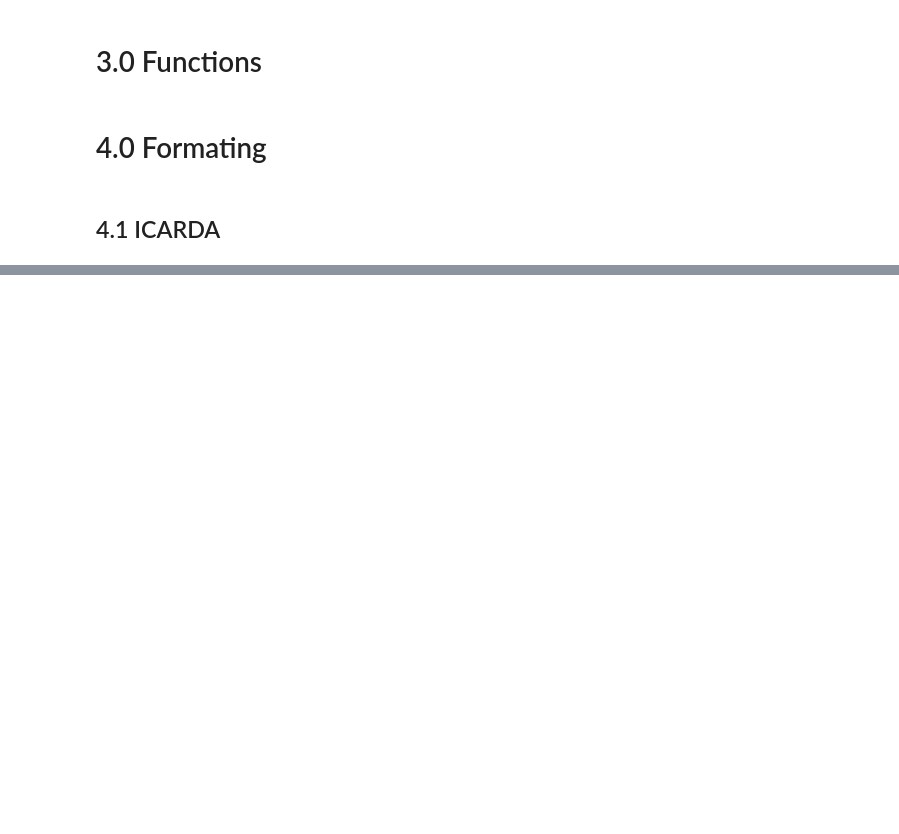
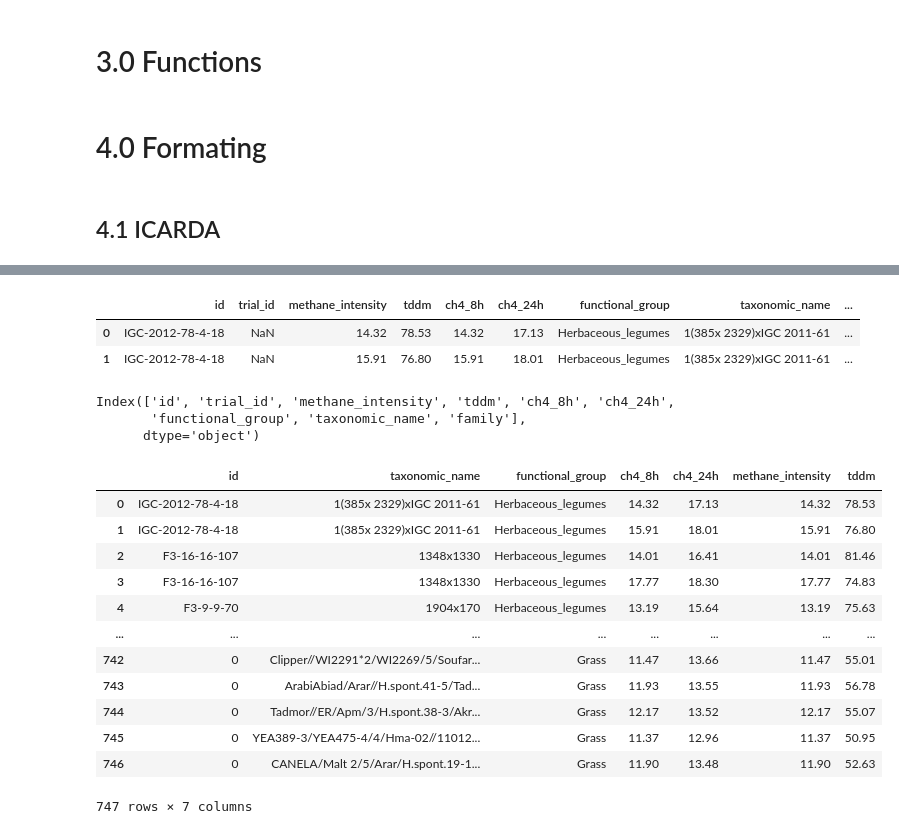
Before and after one commit to maurope/lmf, a Jupyter notebook: notebooks/2026/2026_09_22_gas_data_organization_for_khadija.ipynb, the cells around one changed output, grey strips where cells are left out. Cells and saved outputs as stored; diff of their text form; code cells hidden in the pictures; blank space fills up the shorter version.

```diff
--- a/notebooks/2026/2026_09_22_gas_data_organization_for_khadija.ipynb
+++ b/notebooks/2026/2026_09_22_gas_data_organization_for_khadija.ipynb
@@ -21,11 +29,17 @@ ilri_metdata = pd.read_csv("/content/drive/MyDrive/lmf/data/2026_09_22_gas_data_
 functional_group_mapping = {
     'Grasses': 'Grass',
     'grasses': 'Grass',
+    'grass': 'Grass',
     'Shrub': 'Shrub_Trees',
+    'Sub shrub': 'Shrub_Trees',
     'Shrub/tree': 'Shrub_Trees',
     'Shrub/Tree': 'Shrub_Trees',
     'Shrub/Trees': 'Shrub_Trees',
     'Shrub_Trees': 'Shrub_Trees',
+    'Trees/shrubs': 'Shrub_Trees',
+    'Trees/Shrubs': 'Shrub_Trees',
+    'Tree/Shrubs': 'Shrub_Trees',
+    'Sub shrub/vine': 'Shrub_Trees',
     'Tree': 'Shrub_Trees',
     'Arbustiva ': 'Shrub_Trees',
     'Herbáceas': 'Herbaceous_legumes',
@@ -35,6 +49,9 @@ functional_group_mapping = {
     'Climber': 'Herbaceous_legumes',
     'Legume': 'Herbaceous_legumes'
 }
+
+# Usage:
+#gas['functional_group'] = gas['functional_group'].replace(functional_group_mapping)
 # %%
 # Group by subset and id, keeping categorical columns
 def mean_with_replicates(df, category_columns, numeric_columns):
@@ -125,0 +108,8 @@ icarda_2.head(2)
+# %%
+icarda_gas_average['functional_group'] = icarda_gas_average['functional_group'].replace(functional_group_mapping)
+# %%
+# Apply the mapping for functional groups
+icarda_gas_average['functional_group'] = icarda_gas_average['functional_group'].replace(functional_group_mapping)
+
+print('Updated functional group counts for subset_1_information_samples:')
+display(icarda_gas_average['functional_group'].value_counts())
@@ -125,0 +123,32 @@ icarda_2.head(2)
+# %%
+icarda_gas_average.head(2)
+# %% [output]
+|  | id | trial_id | methane_intensity | tddm | ch4_8h | ch4_24h | functional_group | taxonomic_name | ... |
+| 0 | IGC-2012-78-4-18 | NaN | 14.32 | 78.53 | 14.32 | 17.13 | Herbaceous_legumes | 1(385x 2329)xIGC 2011-61 | ... |
+| 1 | IGC-2012-78-4-18 | NaN | 15.91 | 76.80 | 15.91 | 18.01 | Herbaceous_legumes | 1(385x 2329)xIGC 2011-61 | ... |
+# %%
+icarda_gas_average.columns
+# %% [output]
+Index(['id', 'trial_id', 'methane_intensity', 'tddm', 'ch4_8h', 'ch4_24h',
+       'functional_group', 'taxonomic_name', 'family'],
+      dtype='object')
+# %%
+# Sort columns
+icarda_2 = icarda_gas_average[["id", "taxonomic_name", "functional_group", 'ch4_8h', 'ch4_24h', 'methane_intensity', 'tddm']]
+icarda_2 = icarda_2.round(2)
+# %%
+icarda_2
+# %% [output]
+|  | id | taxonomic_name | functional_group | ch4_8h | ch4_24h | methane_intensity | tddm |
+| 0 | IGC-2012-78-4-18 | 1(385x 2329)xIGC 2011-61 | Herbaceous_legumes | 14.32 | 17.13 | 14.32 | 78.53 |
+| 1 | IGC-2012-78-4-18 | 1(385x 2329)xIGC 2011-61 | Herbaceous_legumes | 15.91 | 18.01 | 15.91 | 76.80 |
+| 2 | F3-16-16-107 | 1348x1330 | Herbaceous_legumes | 14.01 | 16.41 | 14.01 | 81.46 |
+| 3 | F3-16-16-107 | 1348x1330 | Herbaceous_legumes | 17.77 | 18.30 | 17.77 | 74.83 |
+| 4 | F3-9-9-70 | 1904x170 | Herbaceous_legumes | 13.19 | 15.64 | 13.19 | 75.63 |
+| ... | ... | ... | ... | ... | ... | ... | ... |
+| 742 | 0 | Clipper//WI2291*2/WI2269/5/Soufar... | Grass | 11.47 | 13.66 | 11.47 | 55.01 |
+| 743 | 0 | ArabiAbiad/Arar//H.spont.41-5/Tad... | Grass | 11.93 | 13.55 | 11.93 | 56.78 |
+| 744 | 0 | Tadmor//ER/Apm/3/H.spont.38-3/Akr... | Grass | 12.17 | 13.52 | 12.17 | 55.07 |
+| 745 | 0 | YEA389-3/YEA475-4/4/Hma-02//11012... | Grass | 11.37 | 12.96 | 11.37 | 50.95 |
+| 746 | 0 | CANELA/Malt 2/5/Arar/H.spont.19-1... | Grass | 11.90 | 13.48 | 11.90 | 52.63 |
+747 rows × 7 columns
```
Also changed, not shown: parts of 49 cells of this notebook, 8 other files.
